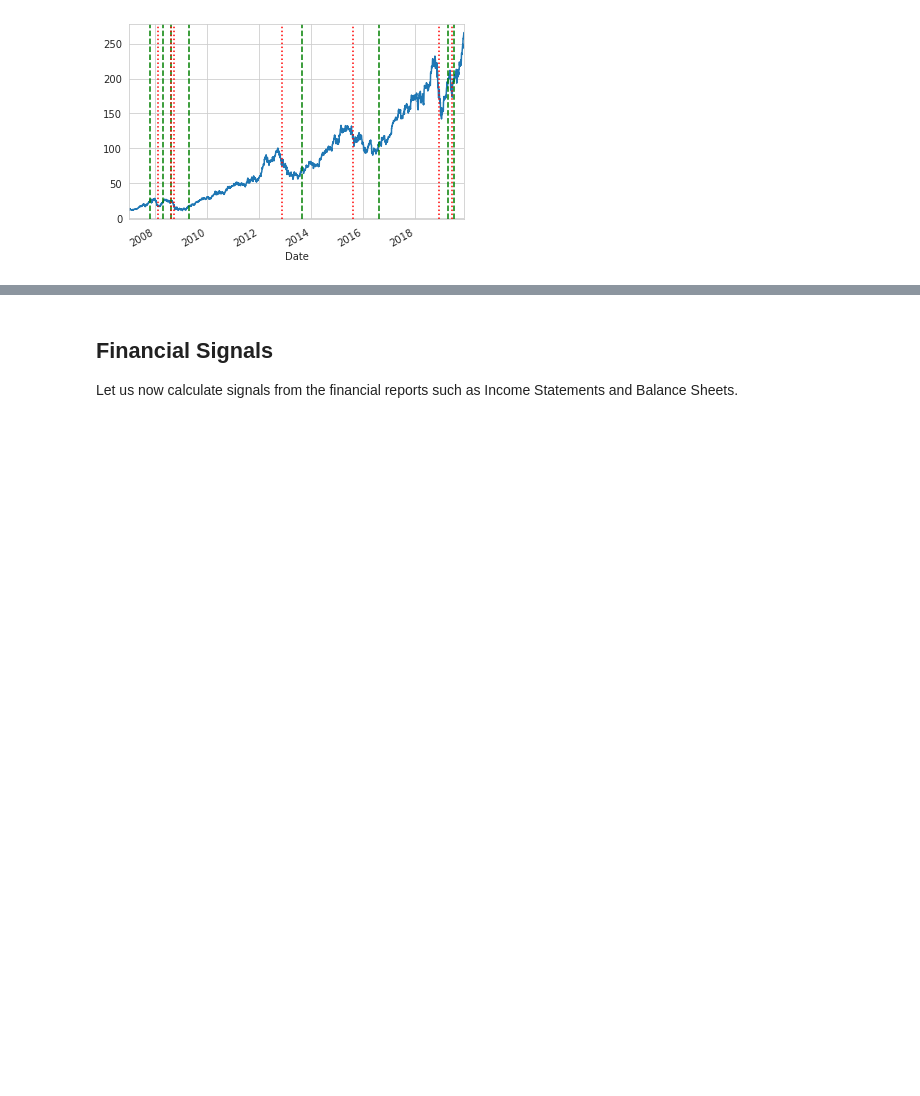
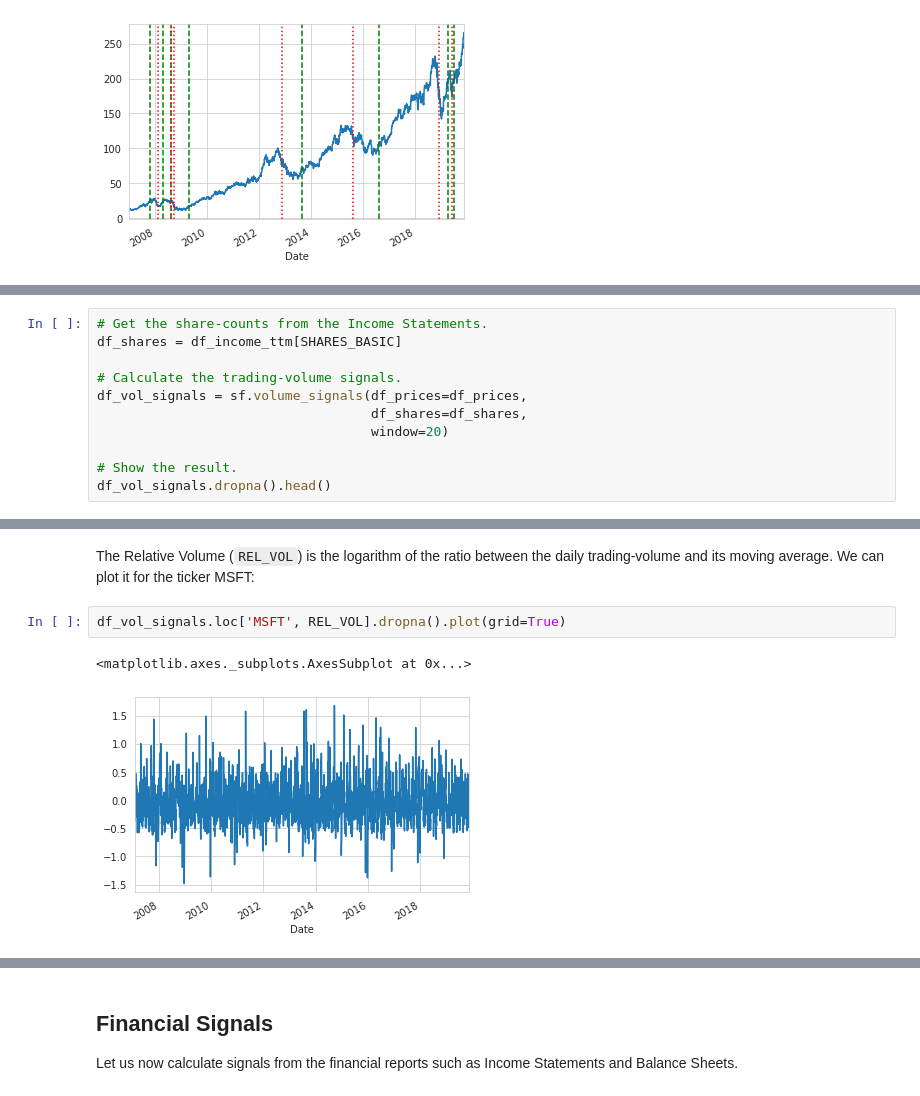
Before and after one commit to SimFin/simfin-tutorials, a Jupyter notebook: 04_Signals.ipynb, the cells around one changed output, grey strips where cells are left out. Cells and saved outputs as stored; diff of their text form; blank space fills up the shorter version.

Commit message:
Tutorial 04 added section on Volume Signals

```diff
--- a/04_Signals.ipynb
+++ b/04_Signals.ipynb
@@ -334,0 +339,11 @@ plot_triggers(df_prices=df_prices.loc[ticker],
+# %%
+# Get the share-counts from the Income Statements.
+df_shares = df_income_ttm[SHARES_BASIC]
+
+# Calculate the trading-volume signals.
+df_vol_signals = sf.volume_signals(df_prices=df_prices,
+                                   df_shares=df_shares,
+                                   window=20)
+
+# Show the result.
+df_vol_signals.dropna().head()
@@ -334,0 +358,7 @@ plot_triggers(df_prices=df_prices.loc[ticker],
+# %% [markdown]
+The Relative Volume (`REL_VOL`) is the logarithm of the ratio between the daily trading-volume and its moving average. We can plot it for the ticker MSFT:
+# %%
+df_vol_signals.loc['MSFT', REL_VOL].dropna().plot(grid=True)
+# %% [output]
+<matplotlib.axes._subplots.AxesSubplot at 0x...>
+[figure, added]
```
Also changed, not shown: parts of 13 cells of this notebook.
